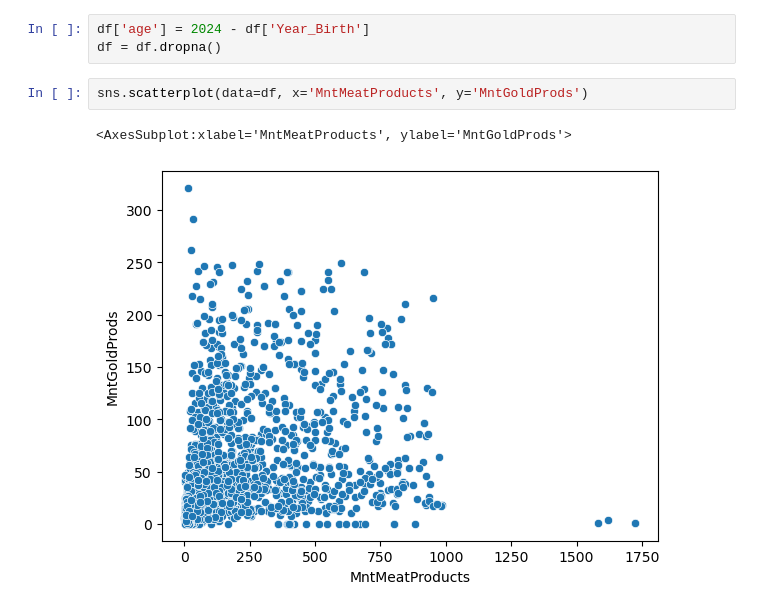
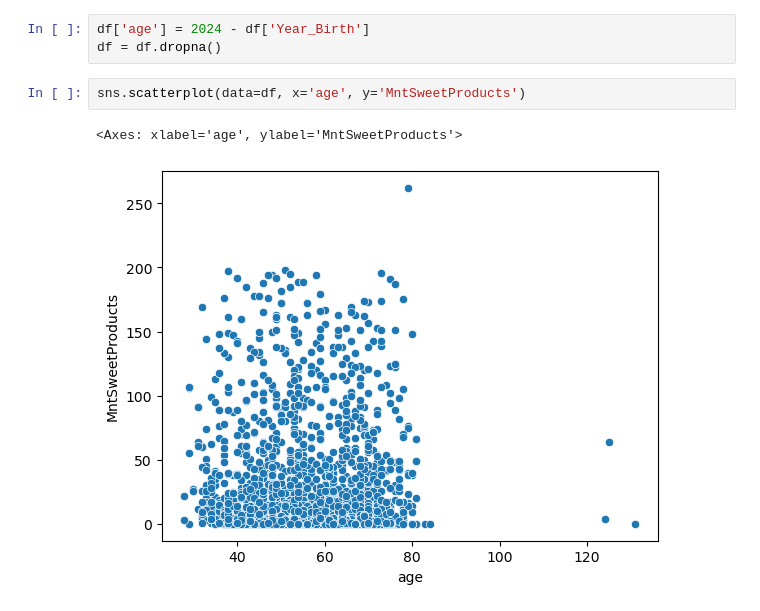
Before and after one commit to ZachMajernik/DataScience2, a Jupyter notebook: Launch&ExitTickets/ExitTicket_2-26.ipynb, the cells around one changed output. Drawn from its saved outputs; the diff is of its cells as text.

```diff
--- a/Launch&ExitTickets/ExitTicket_2-26.ipynb
+++ b/Launch&ExitTickets/ExitTicket_2-26.ipynb
@@ -21,7 +23,7 @@ df.head()
 df['age'] = 2024 - df['Year_Birth']
 df = df.dropna()
 # %%
-sns.scatterplot(data=df, x='MntMeatProducts', y='MntGoldProds')
+sns.scatterplot(data=df, x='age', y='MntSweetProducts')
 # %% [output]
-<AxesSubplot:xlabel='MntMeatProducts', ylabel='MntGoldProds'>
+<Axes: xlabel='age', ylabel='MntSweetProducts'>
-[figure, old version]
+[figure, new version]
```
Also changed, not shown: parts of 4 cells of this notebook.
